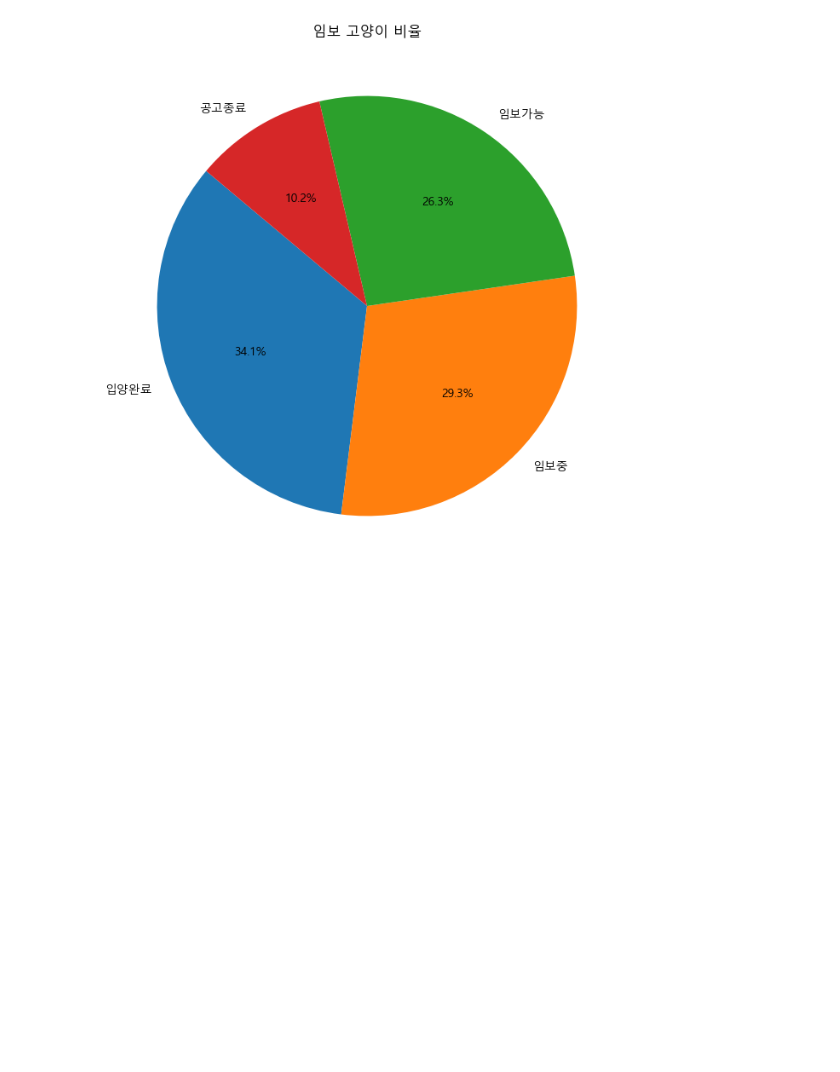
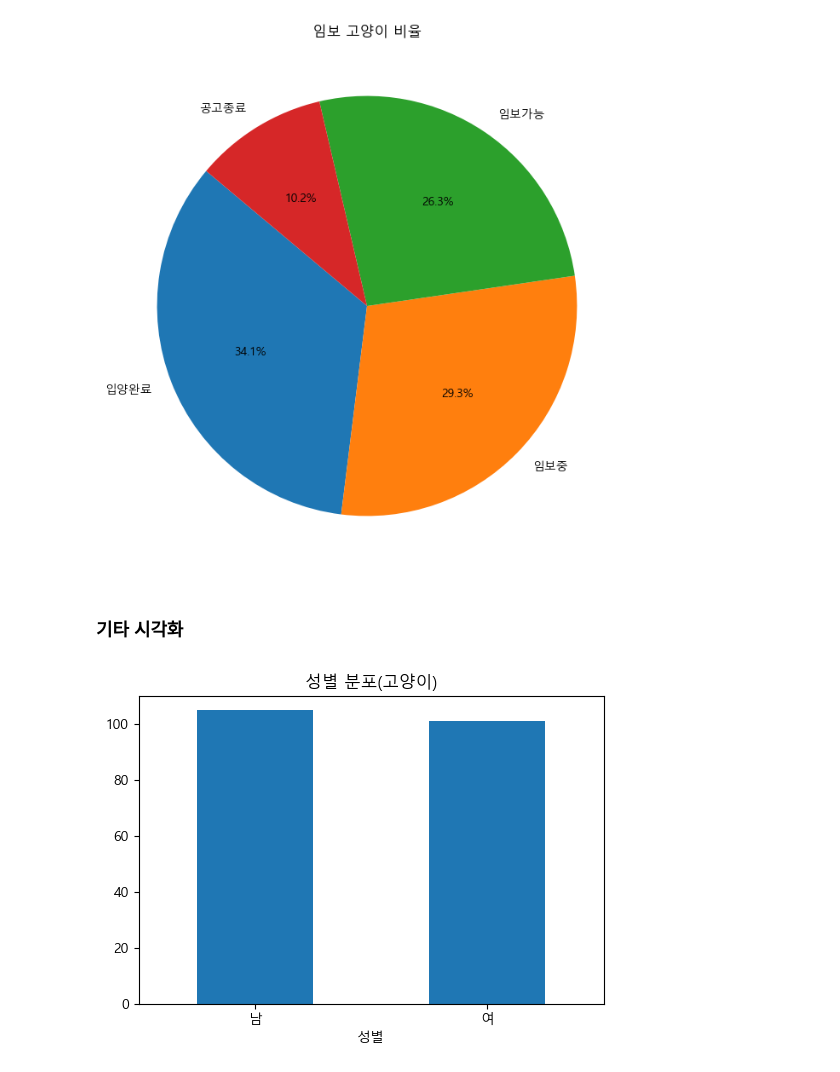
Before and after one commit to cooperear/SK_Shielders_4th_rookie_1st_Team_Project, a Jupyter notebook: cat_data_scraping.ipynb, the cells around one changed output. Cells and saved outputs as stored; diff of their text form; code cells hidden in the pictures; blank space fills up the shorter version.

```diff
--- a/cat_data_scraping.ipynb
+++ b/cat_data_scraping.ipynb
@@ -230,3 +360,18 @@ plt.title('임보 고양이 비율')
 plt.show()
 # %% [output]
 [figure]
+# %% [markdown]
+### 기타 시각화
+# %%
+# 성별 시각화
+gender_counts = cat_df['성별'].value_counts()
+
+plt.figure(figsize=(6, 4))
+gender_counts.plot(kind='bar')
+plt.title('성별 분포(고양이)')
+plt.xlabel('성별')
+plt.xticks(rotation=0)
+
+plt.show()
+# %% [output]
+[figure, added]
```
Also changed, not shown: parts of 20 cells of this notebook, 2 other files.
